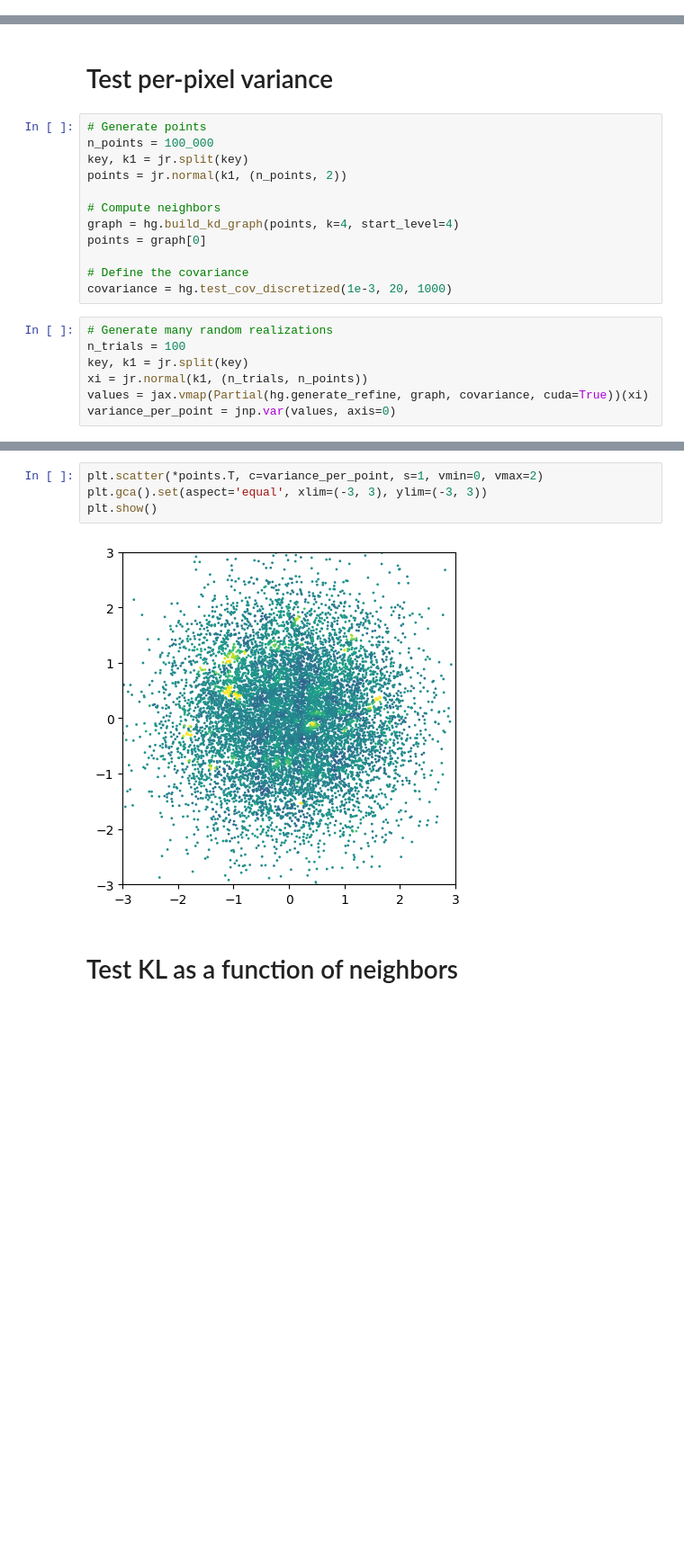
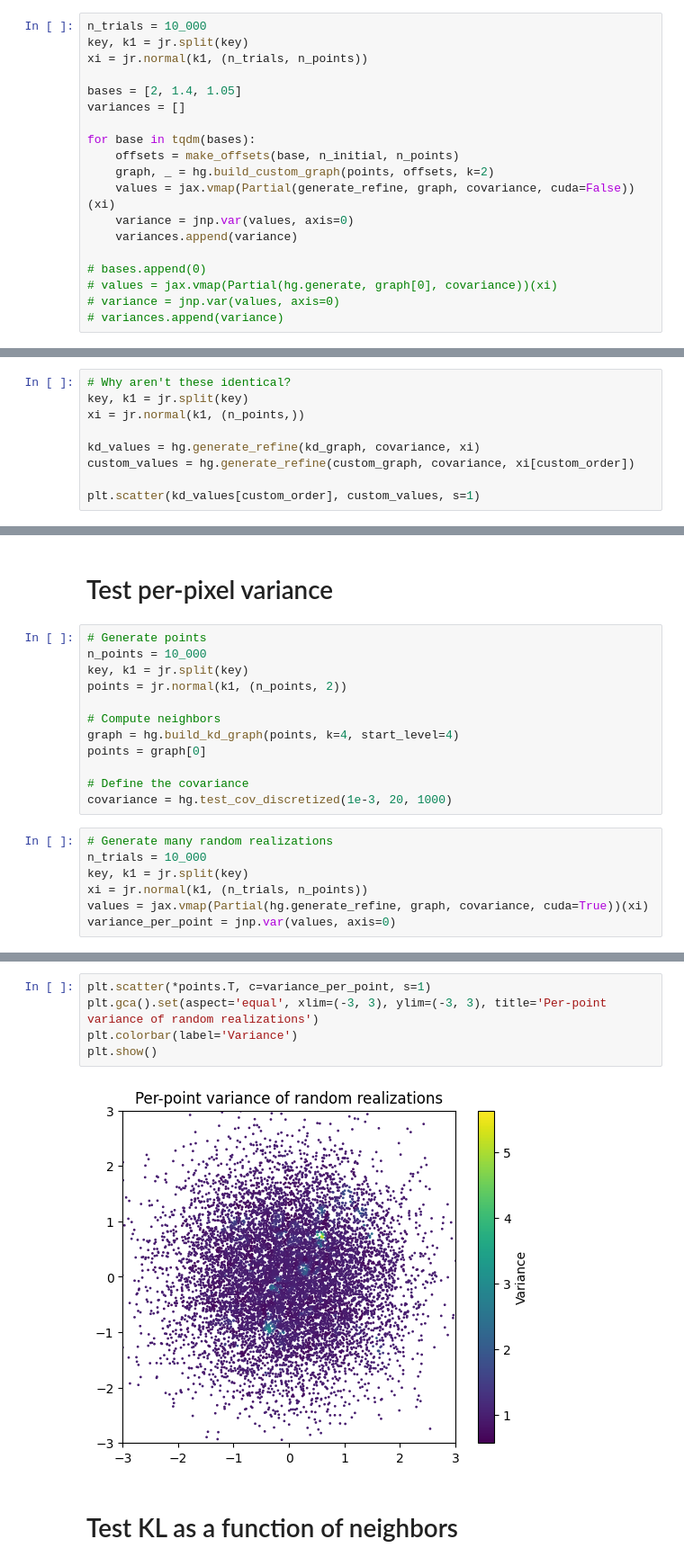
Before and after one commit to stanford-ism/graphgp, a Jupyter notebook: new.ipynb, the cells around one changed output, grey strips where cells are left out. Shown at 90% size. Cells and saved outputs as stored; diff of their text form; blank space fills up the shorter version.

```diff
--- a/new.ipynb
+++ b/new.ipynb
@@ -31,0 +279,19 @@ def default_setup(rng_key):
+# %%
+n_trials = 10_000
+key, k1 = jr.split(key)
+xi = jr.normal(k1, (n_trials, n_points))
+
+bases = [2, 1.4, 1.05]
+variances = []
+
+for base in tqdm(bases):
+    offsets = make_offsets(base, n_initial, n_points)
+    graph, _ = hg.build_custom_graph(points, offsets, k=2)
+    values = jax.vmap(Partial(generate_refine, graph, covariance, cuda=False))(xi)
+    variance = jnp.var(values, axis=0)
+    variances.append(variance)
+
+# bases.append(0)
+# values = jax.vmap(Partial(hg.generate, graph[0], covariance))(xi)
+# variance = jnp.var(values, axis=0)
+# variances.append(variance)
@@ -32,3 +412,12 @@ def default_setup(rng_key):
+# %%
+# Why aren't these identical?
+key, k1 = jr.split(key)
+xi = jr.normal(k1, (n_points,))
+
+kd_values = hg.generate_refine(kd_graph, covariance, xi)
+custom_values = hg.generate_refine(custom_graph, covariance, xi[custom_order])
+
+plt.scatter(kd_values[custom_order], custom_values, s=1)
 # %% [markdown]
 # Test JVP and VJP
 # %%
@@ -312,7 +724,7 @@ print(jax.grad(func)(1.0))
 # Test per-pixel variance
 # %%
 # Generate points
-n_points = 100_000
+n_points = 10_000
 key, k1 = jr.split(key)
 points = jr.normal(k1, (n_points, 2))
 
@@ -324,7 +736,7 @@ points = graph[0]
 covariance = hg.test_cov_discretized(1e-3, 20, 1000)
 # %%
 # Generate many random realizations
-n_trials = 100
+n_trials = 10_000
 key, k1 = jr.split(key)
 xi = jr.normal(k1, (n_trials, n_points))
 values = jax.vmap(Partial(hg.generate_refine, graph, covariance, cuda=True))(xi)
@@ -338,9 +750,10 @@ plt.show()
 # %%
-plt.scatter(*points.T, c=variance_per_point, s=1, vmin=0, vmax=2)
-plt.gca().set(aspect='equal', xlim=(-3, 3), ylim=(-3, 3))
+plt.scatter(*points.T, c=variance_per_point, s=1)
+plt.gca().set(aspect='equal', xlim=(-3, 3), ylim=(-3, 3), title='Per-point variance of random realizations')
+plt.colorbar(label='Variance')
 plt.show()
 # %% [output]
-[figure, old version]
+[figure, new version]
 # %% [markdown]
 # Test KL as a function of neighbors
 # %%
```
Also changed, not shown: parts of 60 cells of this notebook, 4 other files.
